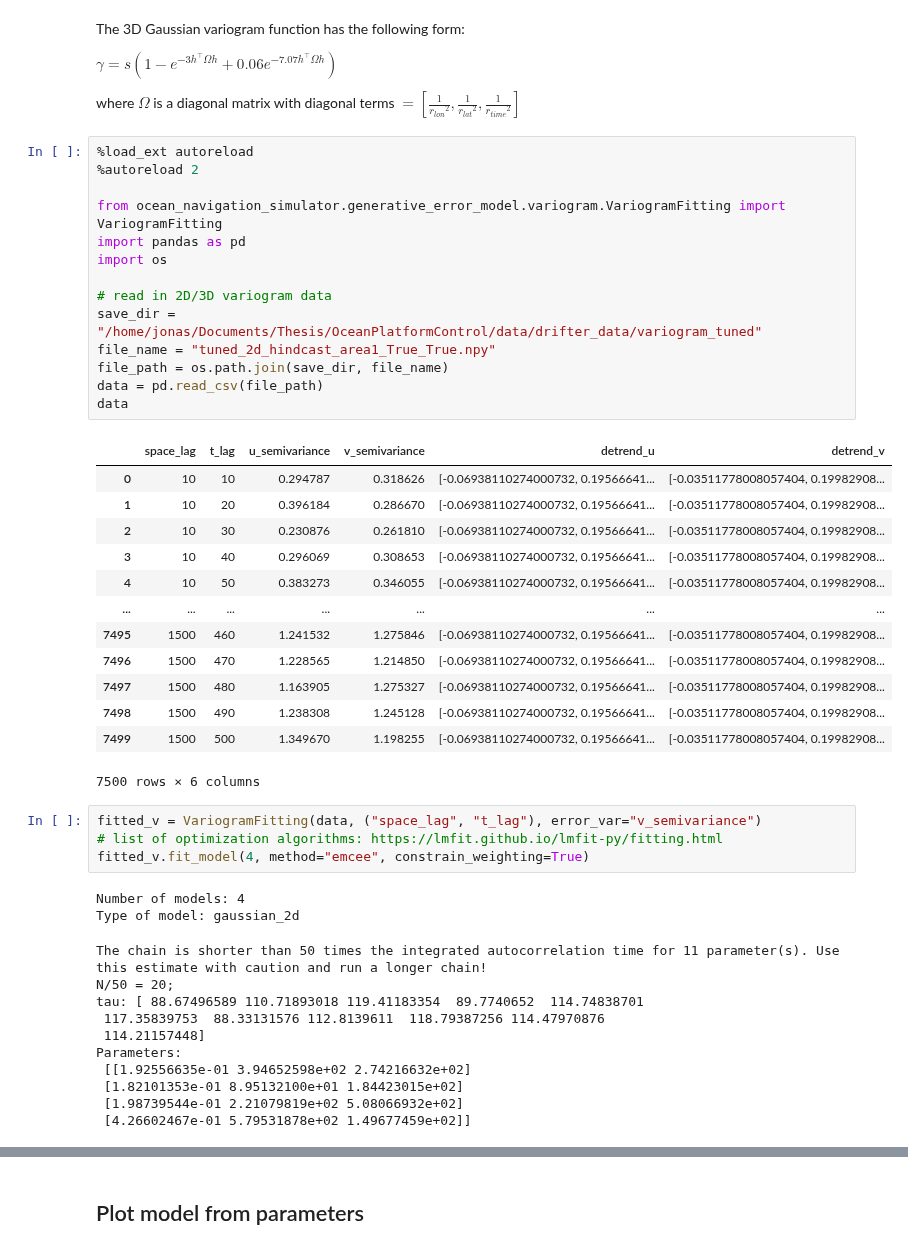
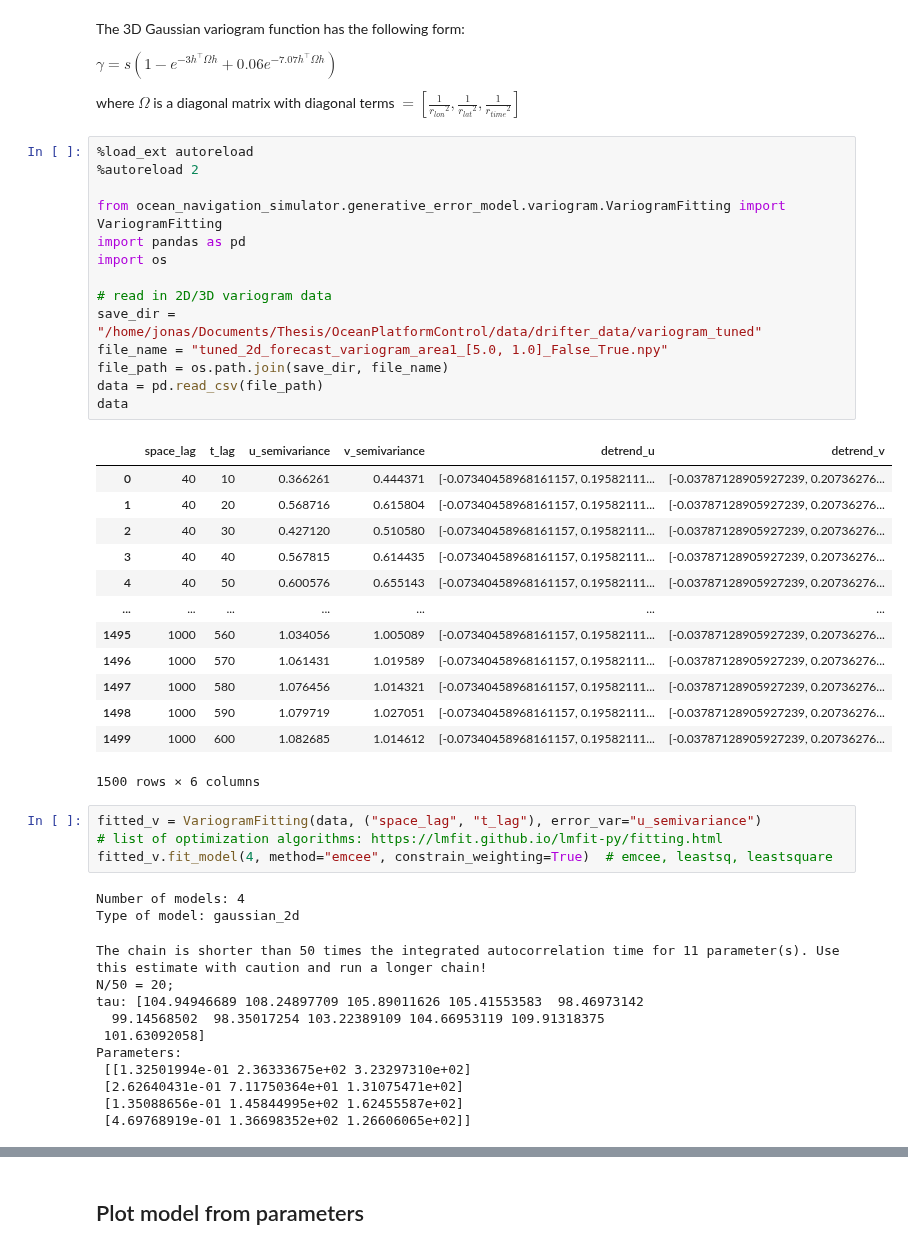
Before and after one commit to MariusWiggert/OceanPlatformControl, a Jupyter notebook: ocean_navigation_simulator/generative_error_model/notebooks/curve_fitting.ipynb, the cells around one changed output, grey strips where cells are left out. Saved outputs shown, nothing was run; the diff lists cells and outputs as text.

```diff
--- a/ocean_navigation_simulator/generative_error_model/notebooks/curve_fitting.ipynb
+++ b/ocean_navigation_simulator/generative_error_model/notebooks/curve_fitting.ipynb
@@ -9,48 +9,48 @@ where $\Omega$ is a diagonal matrix with diagonal terms $= [\frac{1}{{r_{lon}}^2
 # %%
 %load_ext autoreload
 %autoreload 2
 
 from ocean_navigation_simulator.generative_error_model.variogram.VariogramFitting import VariogramFitting
 import pandas as pd
 import os
 
 # read in 2D/3D variogram data
 save_dir = "/home/jonas/Documents/Thesis/OceanPlatformControl/data/drifter_data/variogram_tuned"
-file_name = "tuned_2d_hindcast_area1_True_True.npy"
+file_name = "tuned_2d_forecast_variogram_area1_[5.0, 1.0]_False_True.npy"
 file_path = os.path.join(save_dir, file_name)
 data = pd.read_csv(file_path)
 data
 # %% [output]
 |  | space_lag | t_lag | u_semivariance | v_semivariance | detrend_u | detrend_v |
-| 0 | 10 | 10 | 0.294787 | 0.318626 | [-0.06938110274000732, 0.19566641... | [-0.03511778008057404, 0.19982908... |
-| 1 | 10 | 20 | 0.396184 | 0.286670 | [-0.06938110274000732, 0.19566641... | [-0.03511778008057404, 0.19982908... |
-| 2 | 10 | 30 | 0.230876 | 0.261810 | [-0.06938110274000732, 0.19566641... | [-0.03511778008057404, 0.19982908... |
-| 3 | 10 | 40 | 0.296069 | 0.308653 | [-0.06938110274000732, 0.19566641... | [-0.03511778008057404, 0.19982908... |
-| 4 | 10 | 50 | 0.383273 | 0.346055 | [-0.06938110274000732, 0.19566641... | [-0.03511778008057404, 0.19982908... |
+| 0 | 40 | 10 | 0.366261 | 0.444371 | [-0.07340458968161157, 0.19582111... | [-0.03787128905927239, 0.20736276... |
+| 1 | 40 | 20 | 0.568716 | 0.615804 | [-0.07340458968161157, 0.19582111... | [-0.03787128905927239, 0.20736276... |
+| 2 | 40 | 30 | 0.427120 | 0.510580 | [-0.07340458968161157, 0.19582111... | [-0.03787128905927239, 0.20736276... |
+| 3 | 40 | 40 | 0.567815 | 0.614435 | [-0.07340458968161157, 0.19582111... | [-0.03787128905927239, 0.20736276... |
+| 4 | 40 | 50 | 0.600576 | 0.655143 | [-0.07340458968161157, 0.19582111... | [-0.03787128905927239, 0.20736276... |
 | ... | ... | ... | ... | ... | ... | ... |
-| 7495 | 1500 | 460 | 1.241532 | 1.275846 | [-0.06938110274000732, 0.19566641... | [-0.03511778008057404, 0.19982908... |
-| 7496 | 1500 | 470 | 1.228565 | 1.214850 | [-0.06938110274000732, 0.19566641... | [-0.03511778008057404, 0.19982908... |
-| 7497 | 1500 | 480 | 1.163905 | 1.275327 | [-0.06938110274000732, 0.19566641... | [-0.03511778008057404, 0.19982908... |
-| 7498 | 1500 | 490 | 1.238308 | 1.245128 | [-0.06938110274000732, 0.19566641... | [-0.03511778008057404, 0.19982908... |
-| 7499 | 1500 | 500 | 1.349670 | 1.198255 | [-0.06938110274000732, 0.19566641... | [-0.03511778008057404, 0.19982908... |
+| 1495 | 1000 | 560 | 1.034056 | 1.005089 | [-0.07340458968161157, 0.19582111... | [-0.03787128905927239, 0.20736276... |
+| 1496 | 1000 | 570 | 1.061431 | 1.019589 | [-0.07340458968161157, 0.19582111... | [-0.03787128905927239, 0.20736276... |
+| 1497 | 1000 | 580 | 1.076456 | 1.014321 | [-0.07340458968161157, 0.19582111... | [-0.03787128905927239, 0.20736276... |
+| 1498 | 1000 | 590 | 1.079719 | 1.027051 | [-0.07340458968161157, 0.19582111... | [-0.03787128905927239, 0.20736276... |
+| 1499 | 1000 | 600 | 1.082685 | 1.014612 | [-0.07340458968161157, 0.19582111... | [-0.03787128905927239, 0.20736276... |
-7500 rows × 6 columns
+1500 rows × 6 columns
 # %%
-fitted_v = VariogramFitting(data, ("space_lag", "t_lag"), error_var="v_semivariance")
+fitted_v = VariogramFitting(data, ("space_lag", "t_lag"), error_var="u_semivariance")
 # list of optimization algorithms: https://lmfit.github.io/lmfit-py/fitting.html
-fitted_v.fit_model(4, method="emcee", constrain_weighting=True)
+fitted_v.fit_model(4, method="emcee", constrain_weighting=True)  # emcee, leastsq, leastsquare
 # %% [output]
 Number of models: 4
 Type of model: gaussian_2d
 The chain is shorter than 50 times the integrated autocorrelation time for 11 parameter(s). Use this estimate with caution and run a longer chain!
 N/50 = 20;
-tau: [ 88.67496589 110.71893018 119.41183354  89.7740652  114.74838701
- 117.35839753  88.33131576 112.8139611  118.79387256 114.47970876
- 114.21157448]
+tau: [104.94946689 108.24897709 105.89011626 105.41553583  98.46973142
+  99.14568502  98.35017254 103.22389109 104.66953119 109.91318375
+ 101.63092058]
 Parameters:
- [[1.92556635e-01 3.94652598e+02 2.74216632e+02]
- [1.82101353e-01 8.95132100e+01 1.84423015e+02]
- [1.98739544e-01 2.21079819e+02 5.08066932e+02]
- [4.26602467e-01 5.79531878e+02 1.49677459e+02]]
+ [[1.32501994e-01 2.36333675e+02 3.23297310e+02]
+ [2.62640431e-01 7.11750364e+01 1.31075471e+02]
+ [1.35088656e-01 1.45844995e+02 1.62455587e+02]
+ [4.69768919e-01 1.36698352e+02 1.26606065e+02]]
 # %%
 save_path = f"/home/jonas/Downloads/plots/fitted_func_only_cross_buoy.png"
 figure = fitted_v.plot_all_dims(save_path=None)
```
Also changed, not shown: parts of 4 cells of this notebook.
